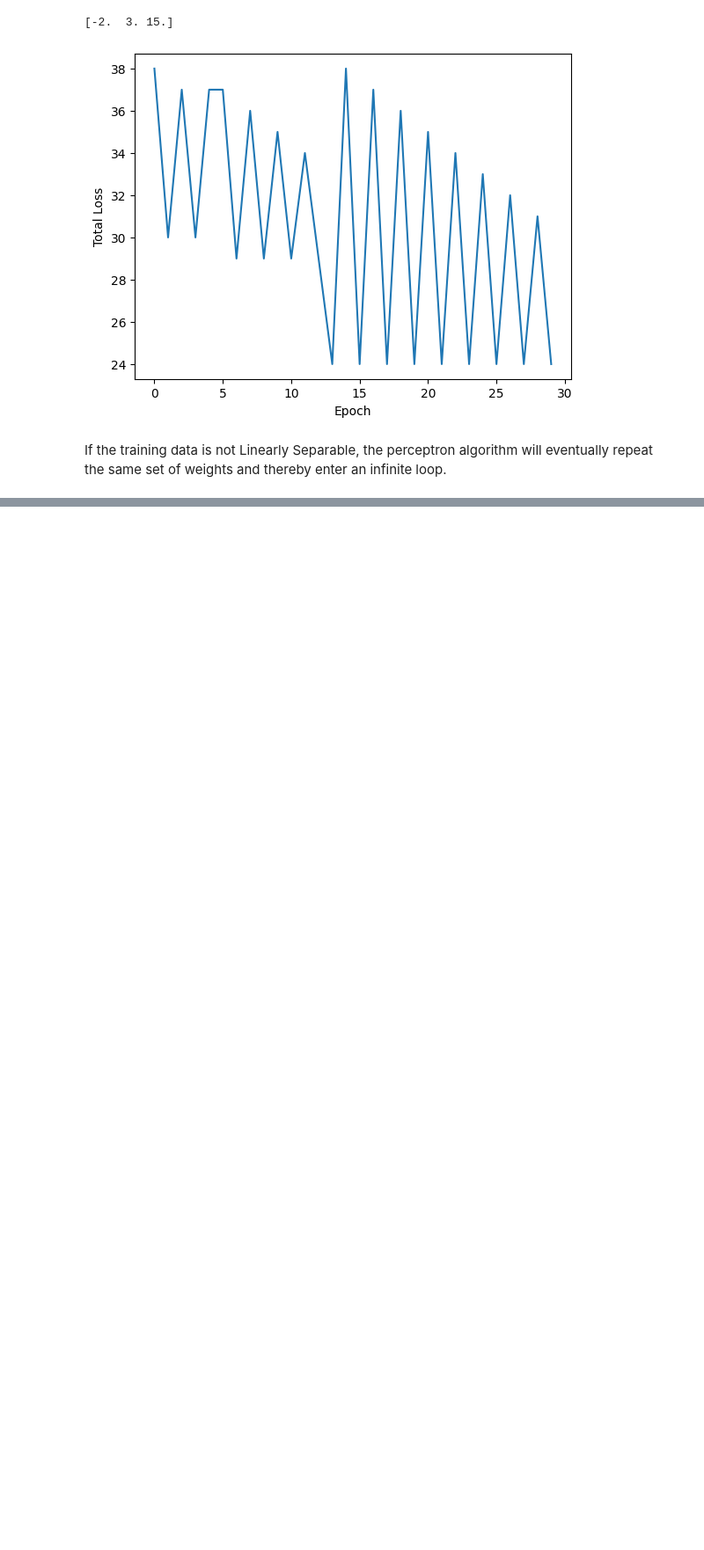
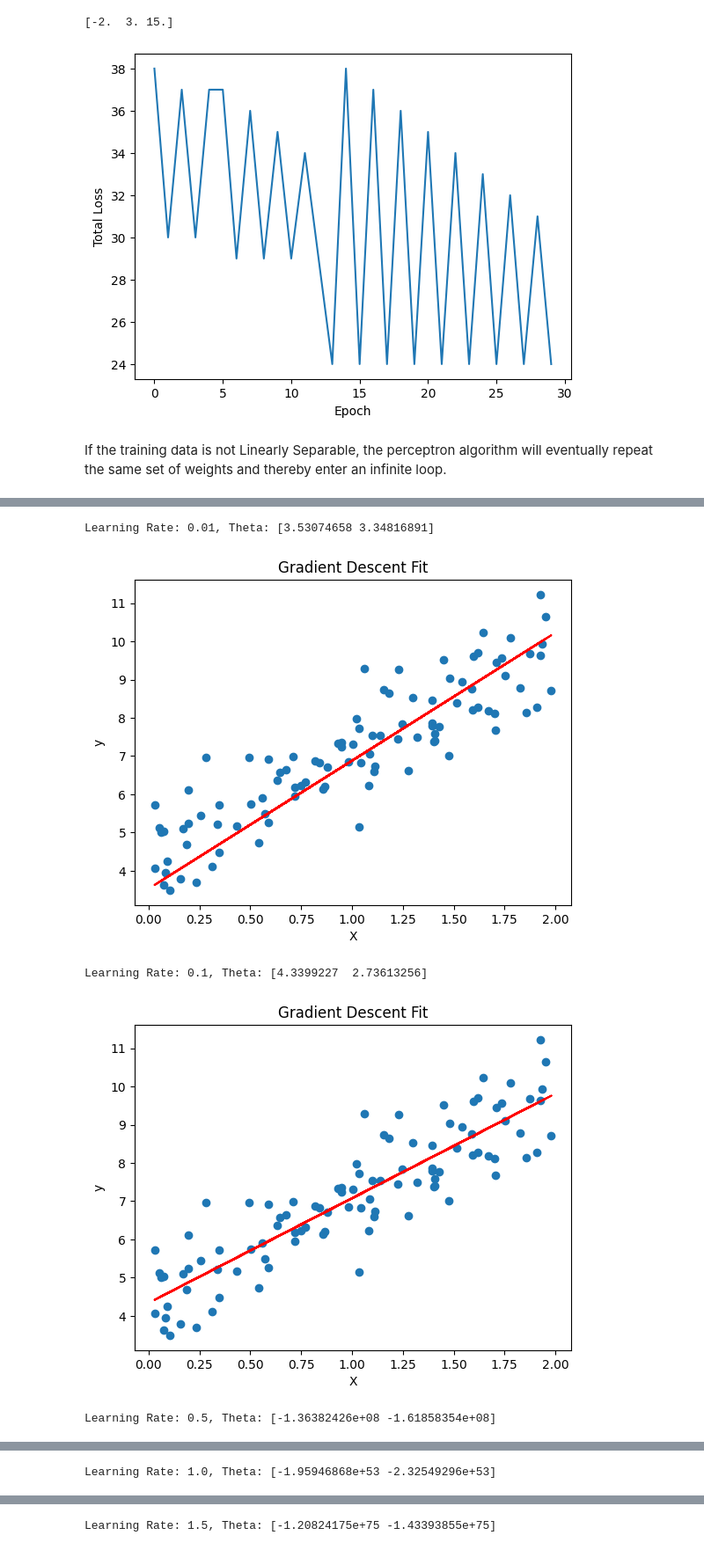
Before and after one commit to jhashivam0022/STP_AIML_IIITH_Projects_and_Labs, a Jupyter notebook: AIML_Module_4_Lab_1_Perceptron.ipynb, the cells around one changed output, grey strips where cells are left out. Shown at 88% size. Drawn from its saved outputs; the diff is of its cells as text; code cells hidden in the pictures; blank space fills up the shorter version.

```diff
--- a/AIML_Module_4_Lab_1_Perceptron.ipynb
+++ b/AIML_Module_4_Lab_1_Perceptron.ipynb
@@ -152,0 +199,39 @@ If the training data is not Linearly Separable, the perceptron algorithm will ev
+# %%
+import numpy as np
+import matplotlib.pyplot as plt
+
+# Generate some random data
+X = 2 * np.random.rand(100, 1)
+y = 4 + 3 * X + np.random.randn(100, 1)
+
+# Gradient Descent function
+def gradient_descent(X, y, learning_rate, n_iterations):
+    m = len(y)
+    theta = np.random.randn(2,1)
+    X_b = np.c_[np.ones((m, 1)), X]
+    for iteration in range(n_iterations):
+        gradients = 2/m * X_b.T.dot(X_b.dot(theta) - y)
+        theta -= learning_rate * gradients
+    return theta
+
+# Function to plot the model predictions
+def plot_gradient_descent(X, y, theta):
+    plt.scatter(X, y)
+    plt.plot(X, X*theta[1] + theta[0], 'r')
+    plt.xlabel('X')
+    plt.ylabel('y')
+    plt.title('Gradient Descent Fit')
+    plt.show()
+
+learning_rates = [0.01, 0.1, 0.5, 1.0, 1.5]  # Different learning rates to test
+
+for rate in learning_rates:
+    theta = gradient_descent(X, y, learning_rate=rate, n_iterations=100)
+    print(f"Learning Rate: {rate}, Theta: {theta.flatten()}")
+    plot_gradient_descent(X, y, theta)
+# %% [output]
+Learning Rate: 0.01, Theta: [3.53074658 3.34816891]
+[figure, added]
+Learning Rate: 0.1, Theta: [4.3399227  2.73613256]
+[figure, added]
+Learning Rate: 0.5, Theta: [-1.36382426e+08 -1.61858354e+08]
@@ -152,0 +239 @@ If the training data is not Linearly Separable, the perceptron algorithm will ev
+Learning Rate: 1.0, Theta: [-1.95946868e+53 -2.32549296e+53]
@@ -152,0 +241 @@ If the training data is not Linearly Separable, the perceptron algorithm will ev
+Learning Rate: 1.5, Theta: [-1.20824175e+75 -1.43393855e+75]
```
Also changed, not shown: parts of 16 cells of this notebook.
